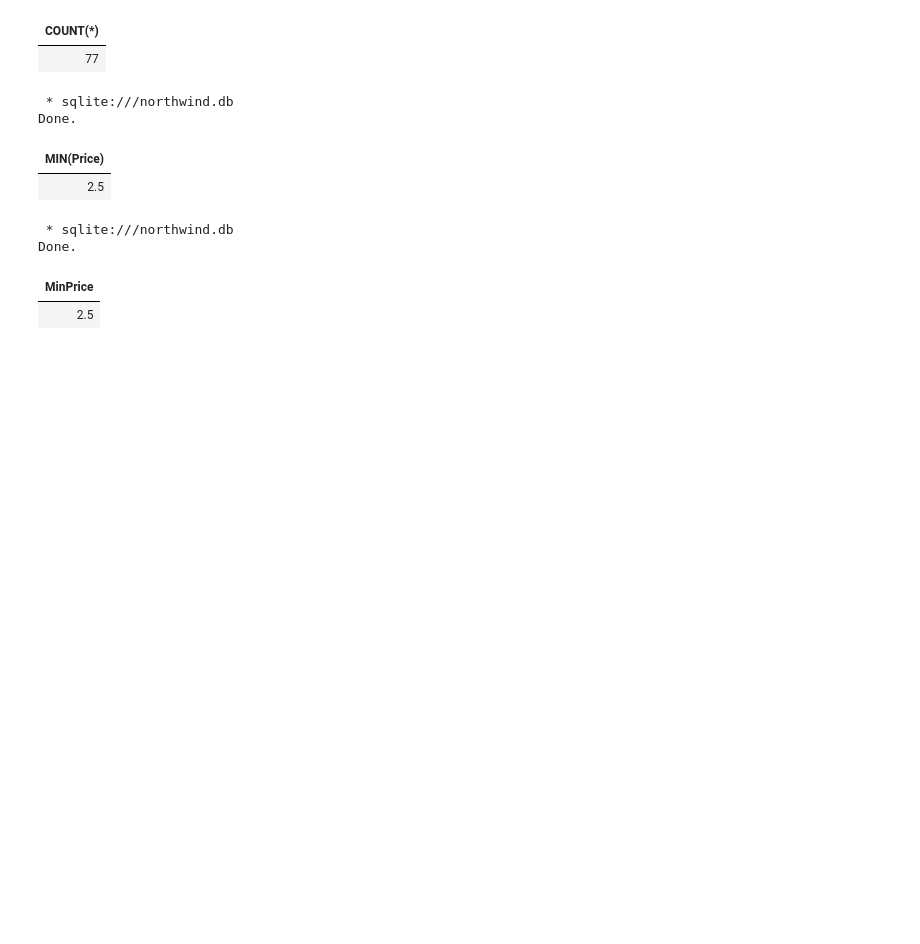
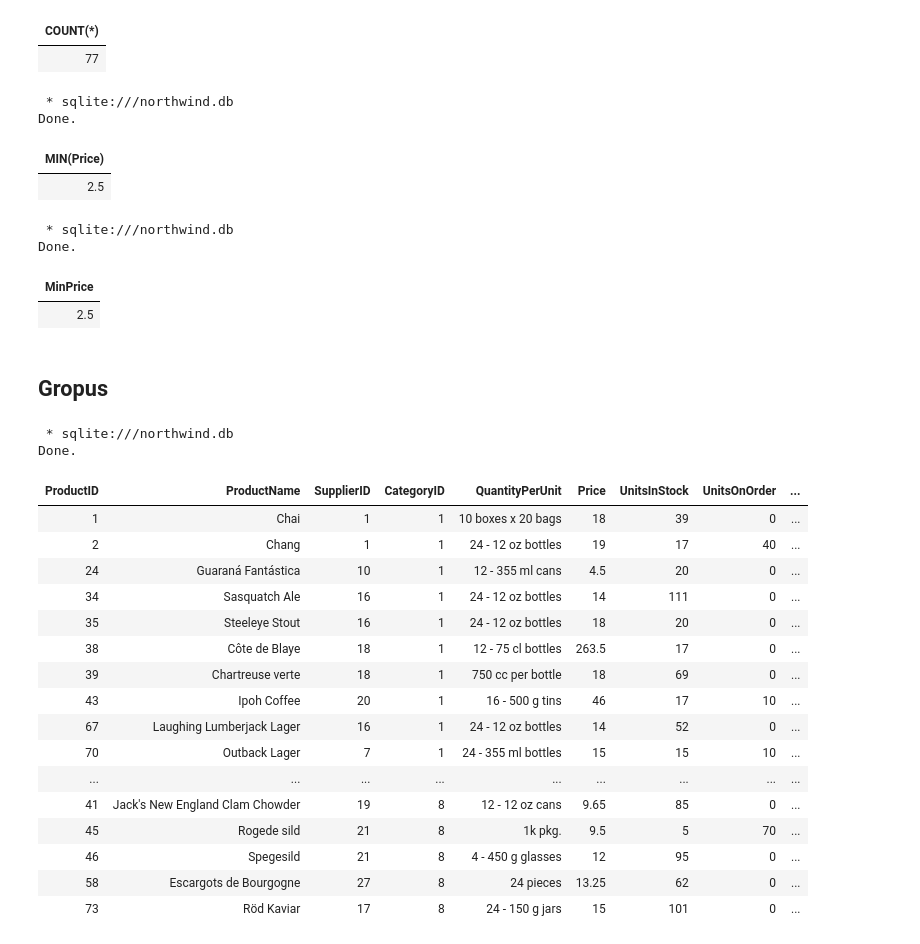
Before and after one commit to MAK8405/SQL, a Jupyter notebook: SQL.ipynb, the cells around one changed output. Saved outputs shown, nothing was run; the diff lists cells and outputs as text; code cells hidden in the pictures; blank space fills up the shorter version.

```diff
--- a/SQL.ipynb
+++ b/SQL.ipynb
@@ -256,3 +254,28 @@ SELECT MIN(Price) AS MinPrice FROM Products;
 Done.
 | MinPrice |
 | 2.5 |
+# %% [markdown]
+## Gropus
+# %%
+%%sql
+SELECT * FROM Products ORDER BY CategoryID;
+# %% [output]
+ * sqlite:///northwind.db
+Done.
+| ProductID | ProductName | SupplierID | CategoryID | QuantityPerUnit | Price | UnitsInStock | UnitsOnOrder | ... |
+| 1 | Chai | 1 | 1 | 10 boxes x 20 bags | 18 | 39 | 0 | ... |
+| 2 | Chang | 1 | 1 | 24 - 12 oz bottles | 19 | 17 | 40 | ... |
+| 24 | Guaraná Fantástica | 10 | 1 | 12 - 355 ml cans | 4.5 | 20 | 0 | ... |
+| 34 | Sasquatch Ale | 16 | 1 | 24 - 12 oz bottles | 14 | 111 | 0 | ... |
+| 35 | Steeleye Stout | 16 | 1 | 24 - 12 oz bottles | 18 | 20 | 0 | ... |
+| 38 | Côte de Blaye | 18 | 1 | 12 - 75 cl bottles | 263.5 | 17 | 0 | ... |
+| 39 | Chartreuse verte | 18 | 1 | 750 cc per bottle | 18 | 69 | 0 | ... |
+| 43 | Ipoh Coffee | 20 | 1 | 16 - 500 g tins | 46 | 17 | 10 | ... |
+| 67 | Laughing Lumberjack Lager | 16 | 1 | 24 - 12 oz bottles | 14 | 52 | 0 | ... |
+| 70 | Outback Lager | 7 | 1 | 24 - 355 ml bottles | 15 | 15 | 10 | ... |
+| ... | ... | ... | ... | ... | ... | ... | ... | ... |
+| 41 | Jack's New England Clam Chowder | 19 | 8 | 12 - 12 oz cans | 9.65 | 85 | 0 | ... |
+| 45 | Rogede sild | 21 | 8 | 1k pkg. | 9.5 | 5 | 70 | ... |
+| 46 | Spegesild | 21 | 8 | 4 - 450 g glasses | 12 | 95 | 0 | ... |
+| 58 | Escargots de Bourgogne | 27 | 8 | 24 pieces | 13.25 | 62 | 0 | ... |
+| 73 | Röd Kaviar | 17 | 8 | 24 - 150 g jars | 15 | 101 | 0 | ... |
```
Also changed, not shown: parts of 7 cells of this notebook.
